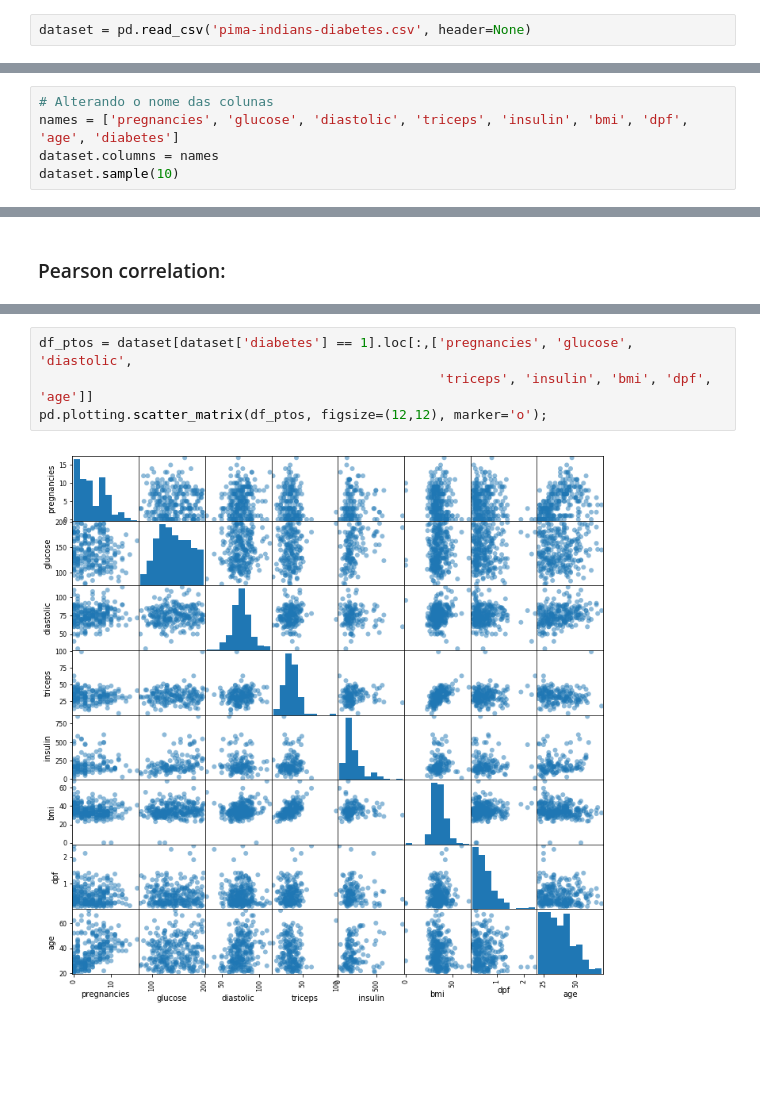
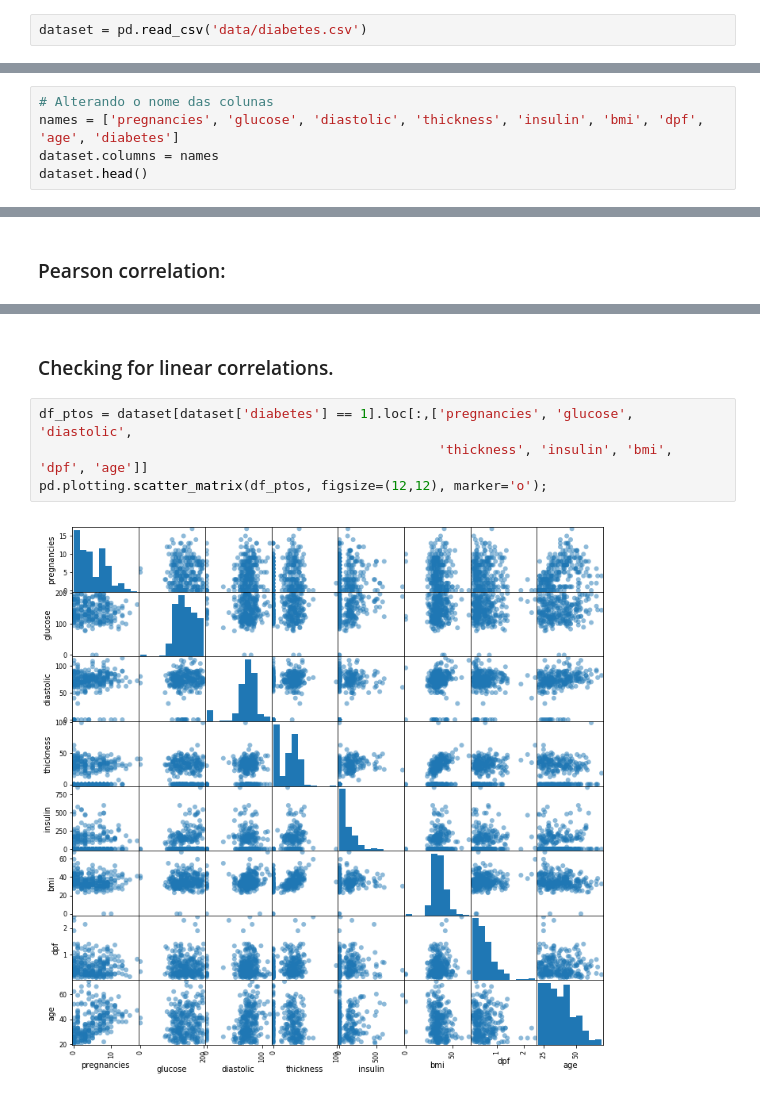
Before and after one commit to FAMarcus/Pima-Indians-diabetes, a Jupyter notebook: Pima indians diabetes_en.ipynb, the cells around one changed output, grey strips where cells are left out. Saved outputs shown, nothing was run; the diff lists cells and outputs as text; blank space fills up the shorter version.

```diff
--- a/Pima indians diabetes_en.ipynb
+++ b/Pima indians diabetes_en.ipynb
@@ -16,7 +16,7 @@ plt.rc('font',size=14)
 # %% [markdown]
 ## 1. Loading data file
 # %%
-dataset = pd.read_csv('pima-indians-diabetes.csv', header=None)
+dataset = pd.read_csv('data/diabetes.csv')
 # %% [markdown]
 The variable names for the columns are as follows:
 
@@ -43,6 +46,6 @@ Let's put a label on each column so we can easily remember their meaning.
 # %%
 # Alterando o nome das colunas
-names = ['pregnancies', 'glucose', 'diastolic', 'triceps', 'insulin', 'bmi', 'dpf', 'age', 'diabetes']
+names = ['pregnancies', 'glucose', 'diastolic', 'thickness', 'insulin', 'bmi', 'dpf', 'age', 'diabetes']
 dataset.columns = names
-dataset.sample(10)
+dataset.head()
 # %% [output]
@@ -191,9 +201,11 @@ dataset.corr()
+# %% [markdown]
+### Checking for linear correlations.
 # %%
 df_ptos = dataset[dataset['diabetes'] == 1].loc[:,['pregnancies', 'glucose', 'diastolic',
-                                                   'triceps', 'insulin', 'bmi', 'dpf', 'age']]
+                                                   'thickness', 'insulin', 'bmi', 'dpf', 'age']]
 pd.plotting.scatter_matrix(df_ptos, figsize=(12,12), marker='o');
 # %% [output]
-[figure, old version]
+[figure, new version]
 # %%
 for key in dataset.columns[:-1]:
     plt.figure(figsize=(10,4))
```
Also changed, not shown: parts of 27 cells of this notebook, 3 other files.
